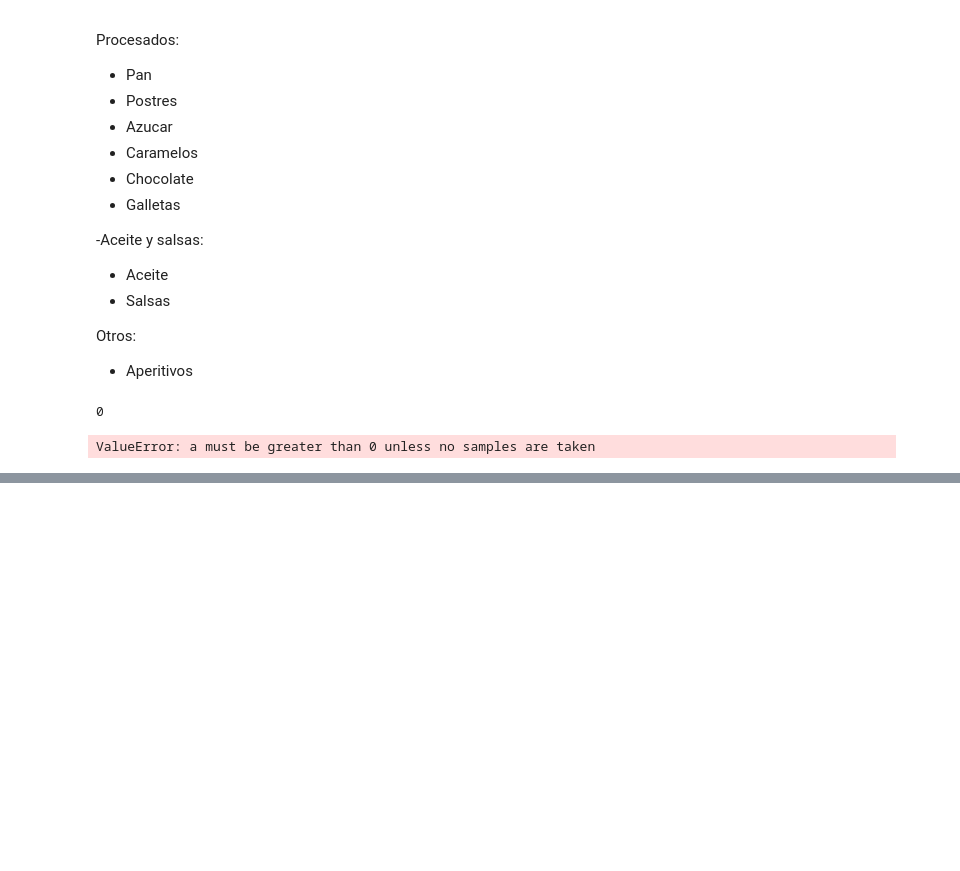
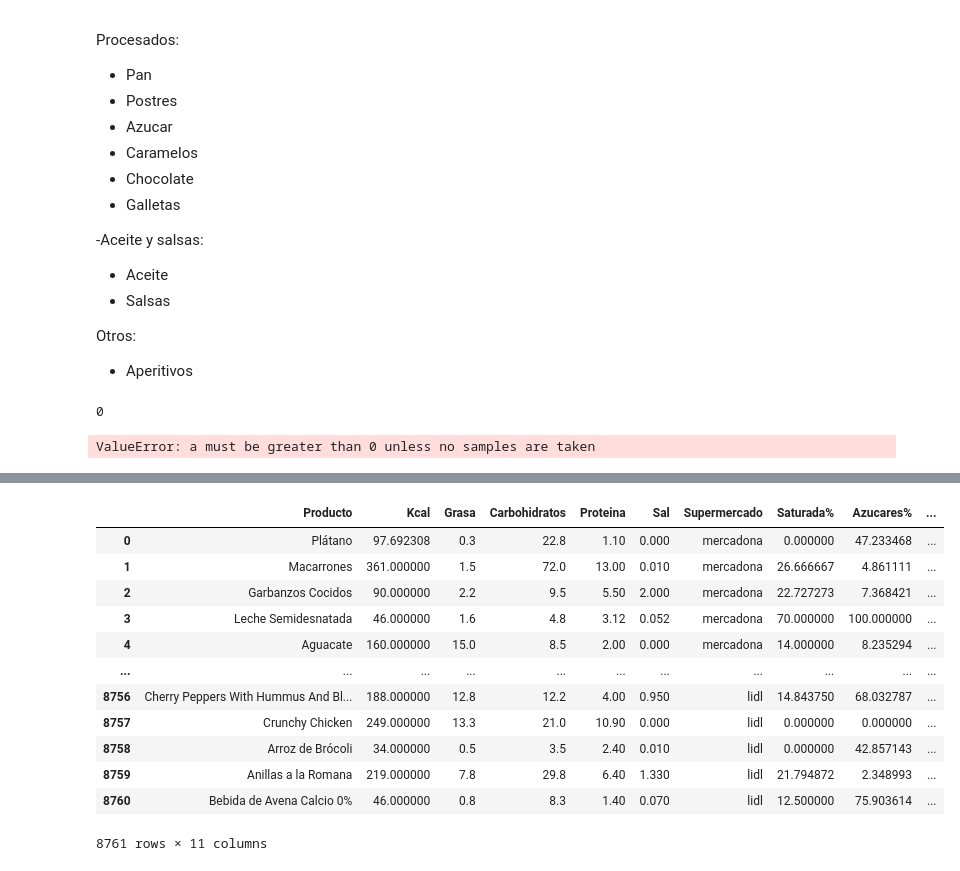
Before and after one commit to ToniMorey/lab-1, a Jupyter notebook: The LAST DANCE/Dataset/Notebook SUCIA.ipynb, the cells around one changed output, grey strips where cells are left out. Saved outputs shown, nothing was run; the diff lists cells and outputs as text; code cells hidden in the pictures; blank space fills up the shorter version.

```diff
--- a/The LAST DANCE/Dataset/Notebook SUCIA.ipynb
+++ b/The LAST DANCE/Dataset/Notebook SUCIA.ipynb
@@ -2104,0 +2327,16 @@ ValueError: a must be greater than 0 unless no samples are taken
+# %%
+data
+# %% [output]
+|  | Producto | Kcal | Grasa | Carbohidratos | Proteina | Sal | Supermercado | Saturada% | Azucares% | ... |
+| 0 | Plátano | 97.692308 | 0.3 | 22.8 | 1.10 | 0.000 | mercadona | 0.000000 | 47.233468 | ... |
+| 1 | Macarrones | 361.000000 | 1.5 | 72.0 | 13.00 | 0.010 | mercadona | 26.666667 | 4.861111 | ... |
+| 2 | Garbanzos Cocidos | 90.000000 | 2.2 | 9.5 | 5.50 | 2.000 | mercadona | 22.727273 | 7.368421 | ... |
+| 3 | Leche Semidesnatada | 46.000000 | 1.6 | 4.8 | 3.12 | 0.052 | mercadona | 70.000000 | 100.000000 | ... |
+| 4 | Aguacate | 160.000000 | 15.0 | 8.5 | 2.00 | 0.000 | mercadona | 14.000000 | 8.235294 | ... |
+| ... | ... | ... | ... | ... | ... | ... | ... | ... | ... | ... |
+| 8756 | Cherry Peppers With Hummus And Bl... | 188.000000 | 12.8 | 12.2 | 4.00 | 0.950 | lidl | 14.843750 | 68.032787 | ... |
+| 8757 | Crunchy Chicken | 249.000000 | 13.3 | 21.0 | 10.90 | 0.000 | lidl | 0.000000 | 0.000000 | ... |
+| 8758 | Arroz de Brócoli | 34.000000 | 0.5 | 3.5 | 2.40 | 0.010 | lidl | 0.000000 | 42.857143 | ... |
+| 8759 | Anillas a la Romana | 219.000000 | 7.8 | 29.8 | 6.40 | 1.330 | lidl | 21.794872 | 2.348993 | ... |
+| 8760 | Bebida de Avena Calcio 0% | 46.000000 | 0.8 | 8.3 | 1.40 | 0.070 | lidl | 12.500000 | 75.903614 | ... |
+8761 rows × 11 columns
```
Also changed, not shown: parts of 16 cells of this notebook.
